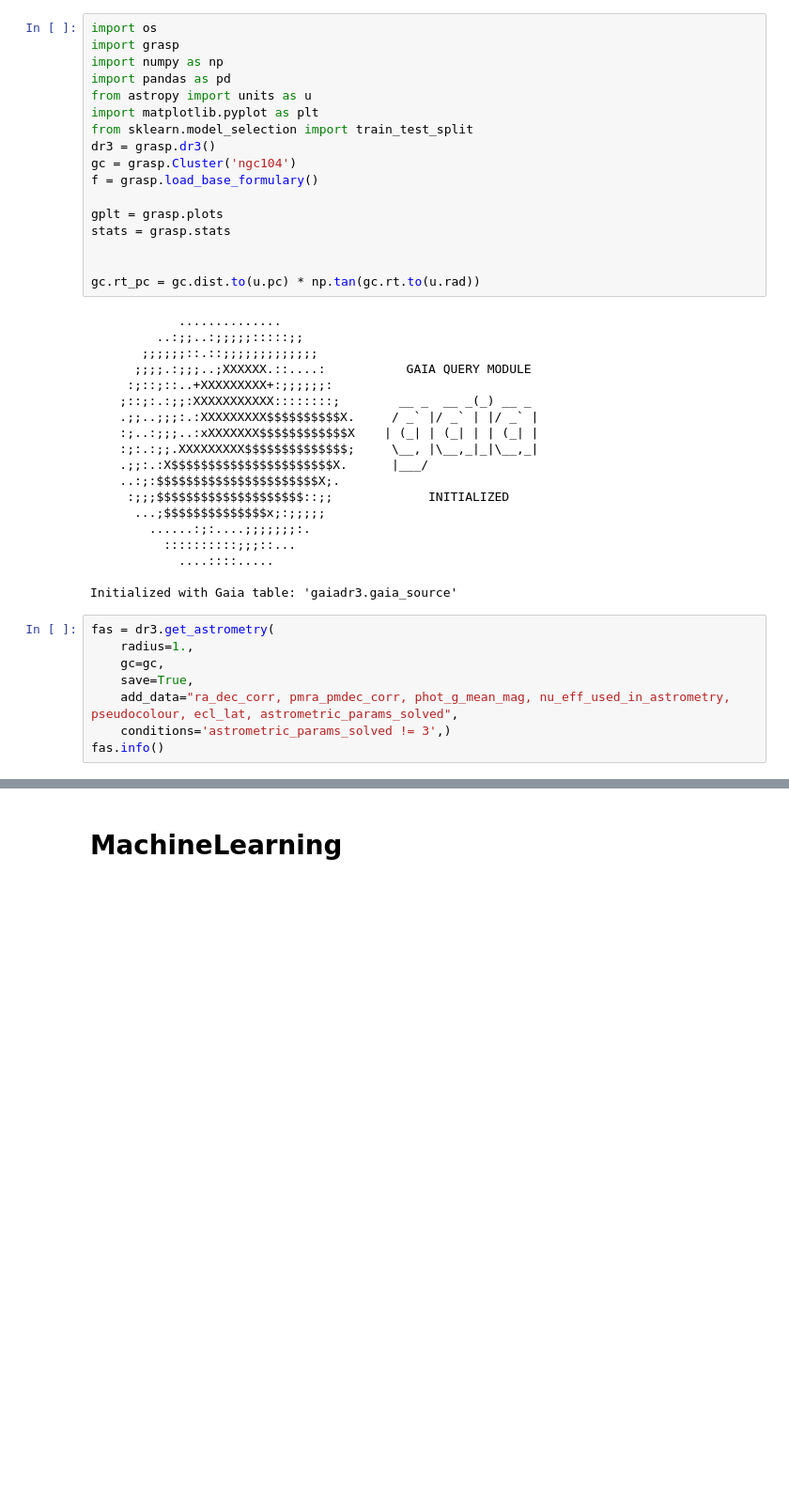
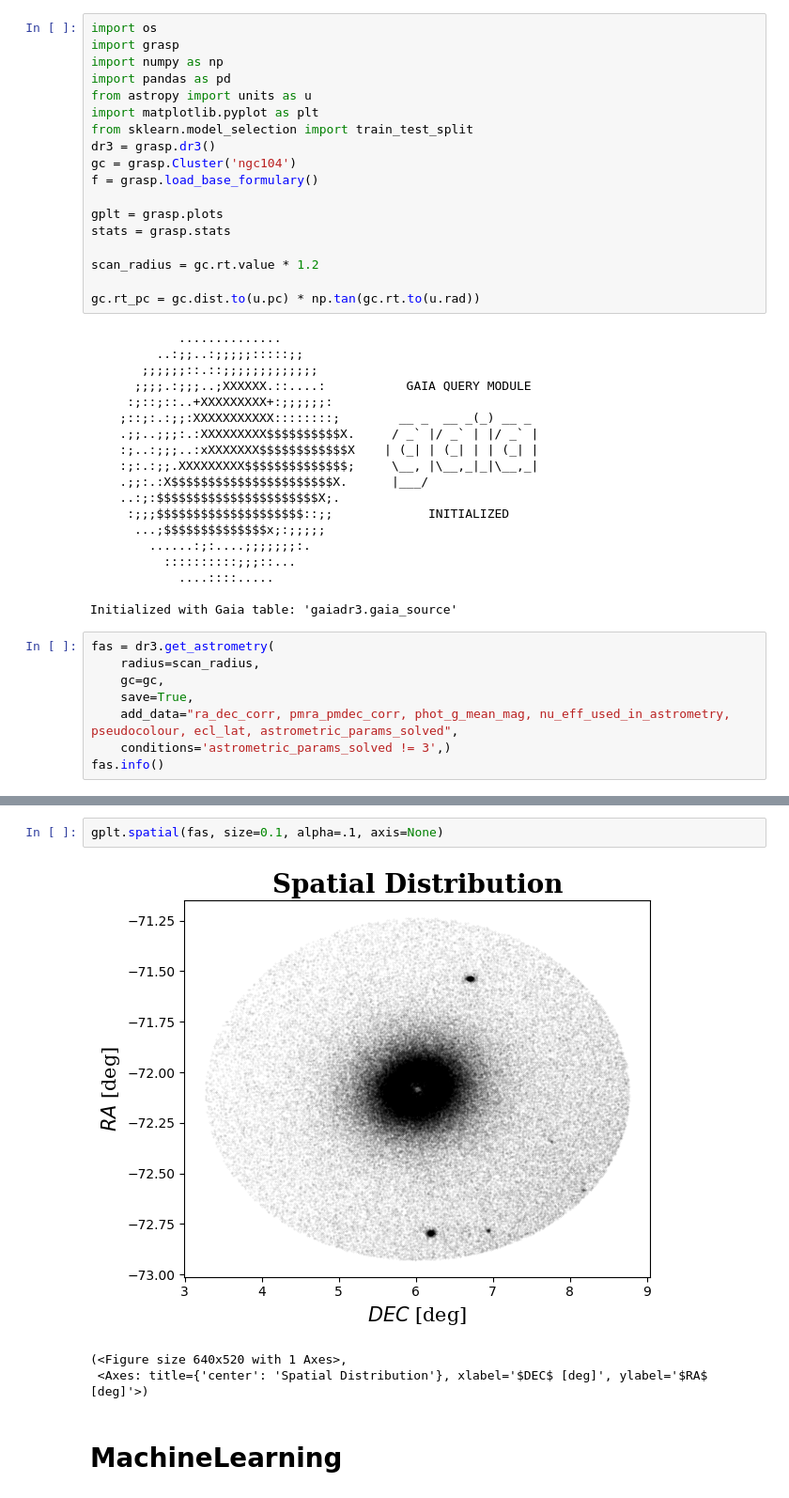
Before and after one commit to pietroferraiuolo/GRASP, a Jupyter notebook: scripts/n104_analysis.ipynb, the cells around one changed output, grey strips where cells are left out. Shown at 94% size. Drawn from its saved outputs; the diff is of its cells as text; blank space fills up the shorter version.

```diff
--- a/scripts/n104_analysis.ipynb
+++ b/scripts/n104_analysis.ipynb
@@ -22,6 +22,7 @@ f = grasp.load_base_formulary()
 gplt = grasp.plots
 stats = grasp.stats
 
+scan_radius = gc.rt.value * 1.2
 
 gc.rt_pc = gc.dist.to(u.pc) * np.tan(gc.rt.to(u.rad))
 # %% [output]
@@ -45,7 +46,7 @@ gc.rt_pc = gc.dist.to(u.pc) * np.tan(gc.rt.to(u.rad))
 Initialized with Gaia table: 'gaiadr3.gaia_source'
 # %%
 fas = dr3.get_astrometry(
-    radius=1.,
+    radius=scan_radius,
     gc=gc,
     save=True,
     add_data="ra_dec_corr, pmra_pmdec_corr, phot_g_mean_mag, nu_eff_used_in_astrometry, pseudocolour, ecl_lat, astrometric_params_solved",
@@ -84,3 +86,9 @@ Saved stars from negative parallax: 4176 (6.97%)
+# %%
+gplt.spatial(fas, size=0.1, alpha=.1, axis=None)
+# %% [output]
+[figure, added]
+(<Figure size 640x520 with 1 Axes>,
+ <Axes: title={'center': 'Spatial Distribution'}, xlabel='$DEC$ [deg]', ylabel='$RA$ [deg]'>)
 # %% [markdown]
 # MachineLearning
 # %% [markdown]
```
Also changed, not shown: parts of 3 cells of this notebook, 25 other files.
